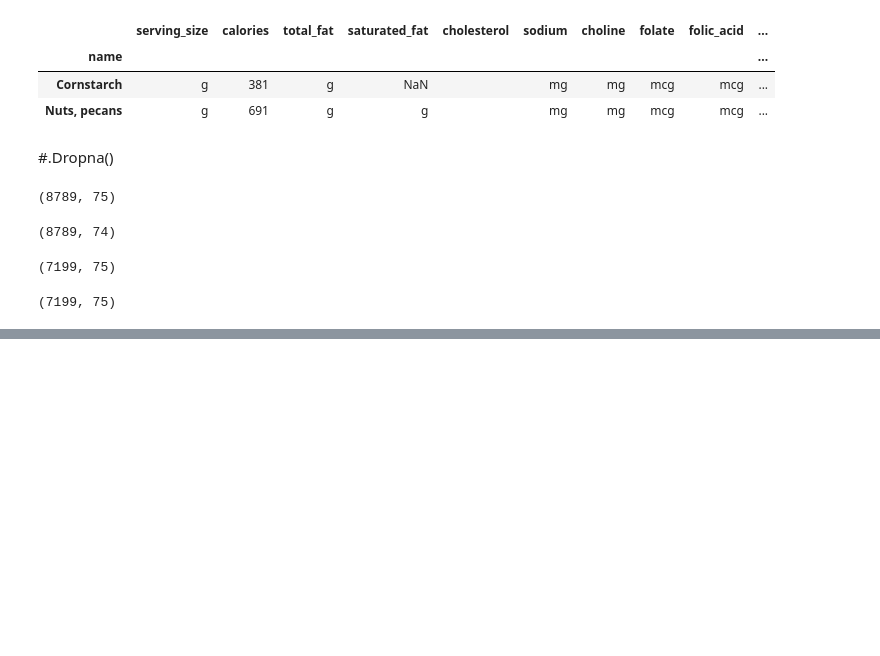
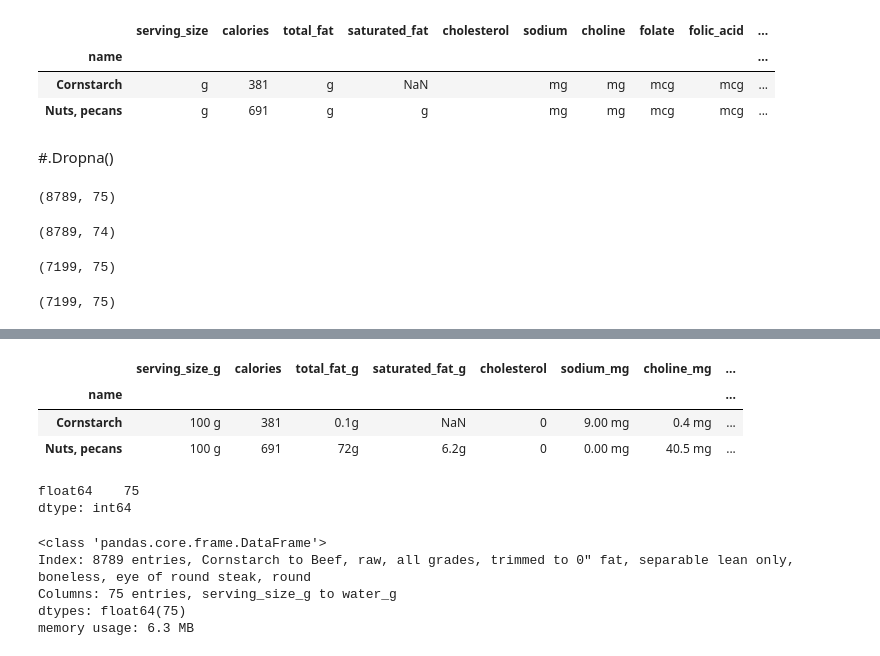
Before and after one commit to FernandoLajus/Estudos_em_python, a Jupyter notebook: Data_Frames.ipynb, the cells around one changed output, grey strips where cells are left out. Saved outputs shown, nothing was run; the diff lists cells and outputs as text; code cells hidden in the pictures; blank space fills up the shorter version.

```diff
--- a/Data_Frames.ipynb
+++ b/Data_Frames.ipynb
@@ -370,0 +400,5 @@ nutrition_1.dropna(axis=0, how= 'any', subset=['saturated_fat']).shape
+# %%
+units = units.replace('', np.nan).dropna(axis=1)
+# %%
+for i in units:
+  print(units[i].at[0])
@@ -370,0 +423,2 @@ nutrition_1.dropna(axis=0, how= 'any', subset=['saturated_fat']).shape
+# %%
+mapper = {i: i + '_' + units[i].at[0] for i in units}
@@ -370,0 +445,9 @@ nutrition_1.dropna(axis=0, how= 'any', subset=['saturated_fat']).shape
+# %%
+nutrition_1.rename(columns=mapper, inplace= True)
+# %%
+nutrition_1.head(2)
+# %% [output]
+|  | serving_size_g | calories | total_fat_g | saturated_fat_g | cholesterol | sodium_mg | choline_mg | ... |
+| name |  |  |  |  |  |  |  | ... |
+| Cornstarch | 100 g | 381 | 0.1g | NaN | 0 | 9.00 mg | 0.4 mg | ... |
+| Nuts, pecans | 100 g | 691 | 72g | 6.2g | 0 | 0.00 mg | 40.5 mg | ... |
@@ -370,0 +458,13 @@ nutrition_1.dropna(axis=0, how= 'any', subset=['saturated_fat']).shape
+# %%
+nutrition_1.dtypes.value_counts()
+# %% [output]
+float64    75
+dtype: int64
+# %%
+nutrition_1.info(verbose=False, memory_usage='deep')
+# %% [output]
+<class 'pandas.core.frame.DataFrame'>
+Index: 8789 entries, Cornstarch to Beef, raw, all grades, trimmed to 0" fat, separable lean only, boneless, eye of round steak, round
+Columns: 75 entries, serving_size_g to water_g
+dtypes: float64(75)
+memory usage: 6.3 MB
```
Also changed, not shown: parts of 9 cells of this notebook.
